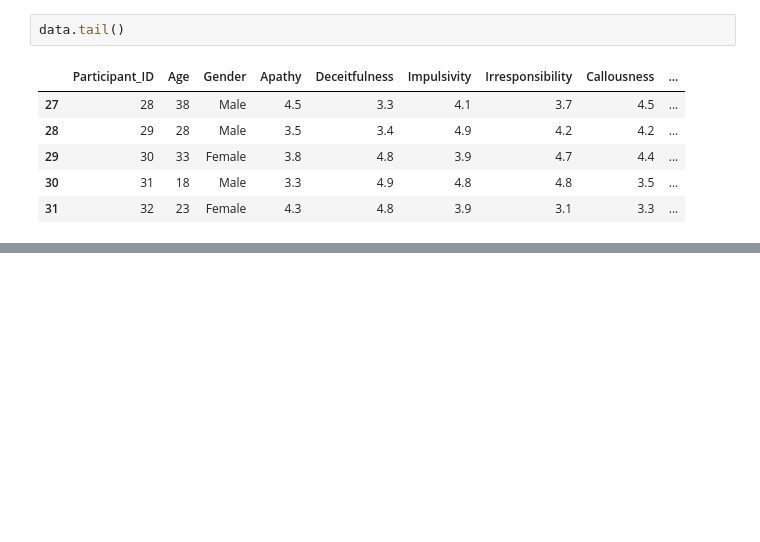
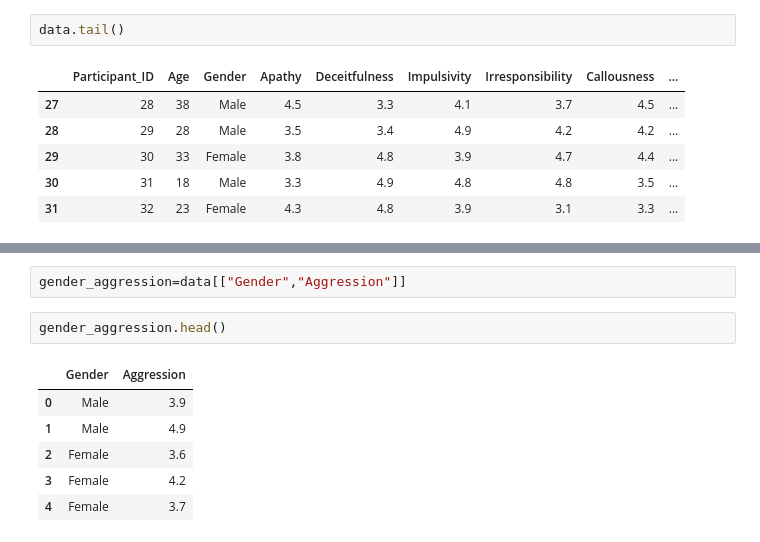
Before and after one commit to MimoHasPurpose/Exploration, a Jupyter notebook: seaborn/research/antisocial.ipynb, the cells around one changed output, grey strips where cells are left out. Drawn from its saved outputs; the diff is of its cells as text; blank space fills up the shorter version.

```diff
--- a/seaborn/research/antisocial.ipynb
+++ b/seaborn/research/antisocial.ipynb
@@ -57,0 +87,11 @@ data.tail()
+# %%
+gender_aggression=data[["Gender","Aggression"]]
+# %%
+gender_aggression.head()
+# %% [output]
+|  | Gender | Aggression |
+| 0 | Male | 3.9 |
+| 1 | Male | 4.9 |
+| 2 | Female | 3.6 |
+| 3 | Female | 4.2 |
+| 4 | Female | 3.7 |
```
Also changed, not shown: parts of 10 cells of this notebook, 4 other files.
